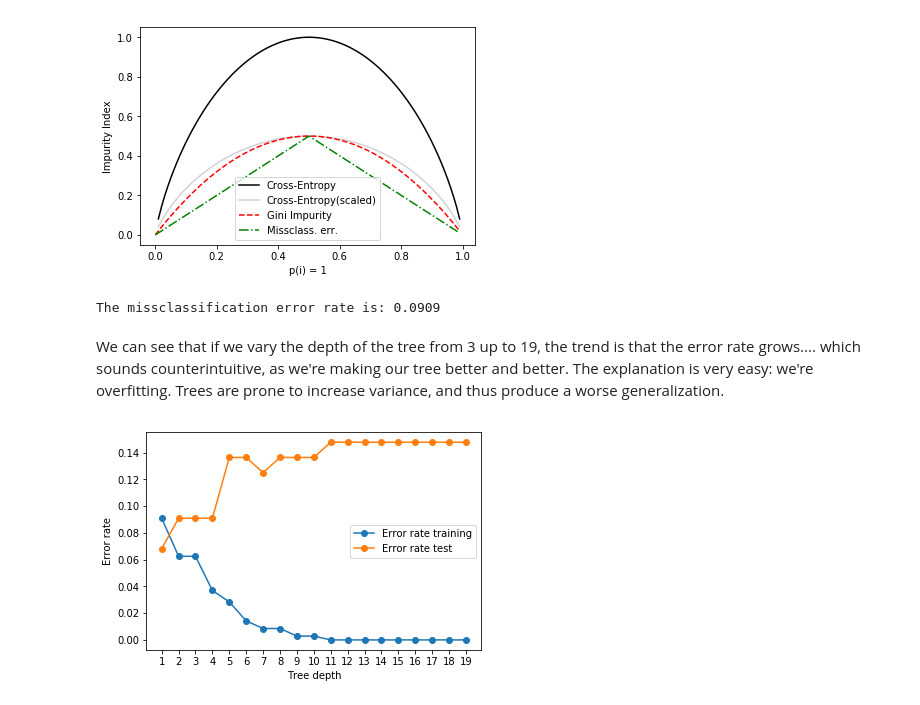
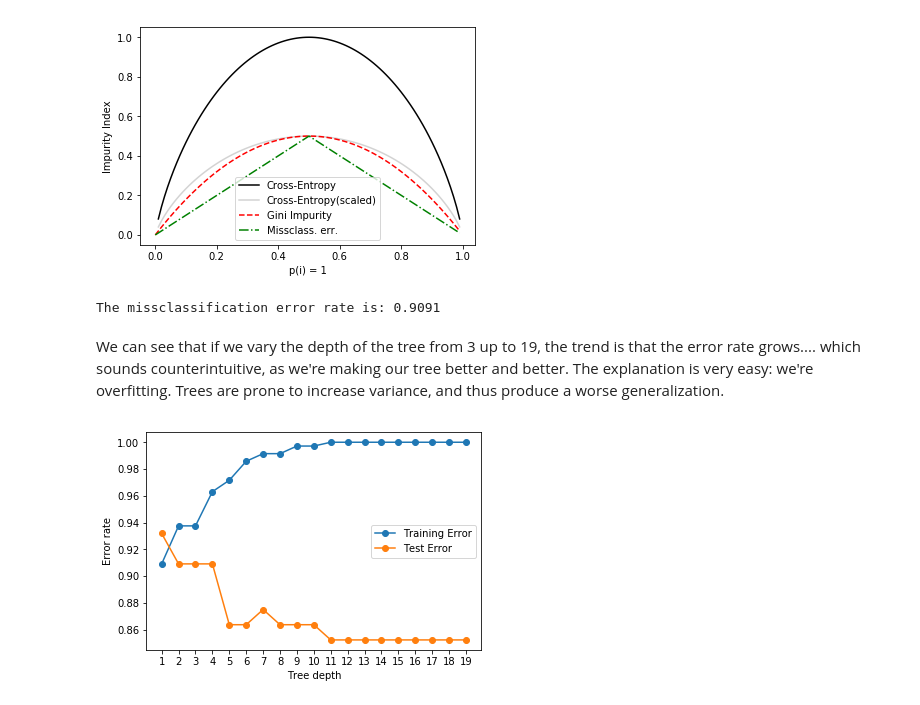
Before and after one commit to renero/uah, a Jupyter notebook: Tree based methods.ipynb, the cells around one changed output. Drawn from its saved outputs; the diff is of its cells as text; code cells hidden in the pictures.

```diff
--- a/Tree based methods.ipynb
+++ b/Tree based methods.ipynb
@@ -331,35 +347,35 @@ def evaluate_classifier(tree, X, Y):
     """
     Evaluates a tree with the data values passed, returning the R2 and MSE
     """
-    miss_rate = 1.0 - tree.score(X, Y)
+    miss_rate = tree.score(X, Y)
     return miss_rate
 
 miss_rate = evaluate_classifier(classifier, X.test, Y.test)
 print('The missclassification error rate is: {:.4f}'.format(miss_rate))
 # %% [output]
-The missclassification error rate is: 0.0909
+The missclassification error rate is: 0.9091
 # %% [markdown]
 We can see that if we vary the depth of the tree from 3 up to 19, the trend is that the error rate grows.... which sounds counterintuitive, as we're making our tree better and better. The explanation is very easy: we're overfitting. Trees are prone to increase variance, and thus produce a worse generalization.
 # %%
 # Plot the $R^2$ values obtained when varying the depth of the tree
 min_depth = 1
 max_depth = 20
 mers_train = []
 mers_test = []
 for i in range(min_depth, max_depth):
-    tree = classifier = DecisionTreeClassifier(random_state=0, max_depth=i).fit(X.train, Y.train)
+    tree = DecisionTreeClassifier(random_state=0, max_depth=i).fit(X.train, Y.train)
     mer = evaluate_classifier(tree, X.train, Y.train)
     mers_train.append(mer)
     mer = evaluate_classifier(tree, X.test, Y.test)
     mers_test.append(mer)
     del(tree)
 
-plt.plot(mers_train, 'o-', label='Error rate training')
-plt.plot(mers_test, 'o-', label='Error rate test')
+plt.plot(mers_train, 'o-', label='Training Error')
+plt.plot(mers_test, 'o-', label='Test Error')
 plt.xticks(range(min_depth-1, max_depth-1), ['{}'.format(i) for i in range(min_depth, max_depth)])
 plt.xlabel('Tree depth')
 plt.ylabel('Error rate')
 plt.legend()
 plt.show()
 # %% [output]
-[figure, old version]
+[figure, new version]
```
Also changed, not shown: parts of 13 cells of this notebook.
